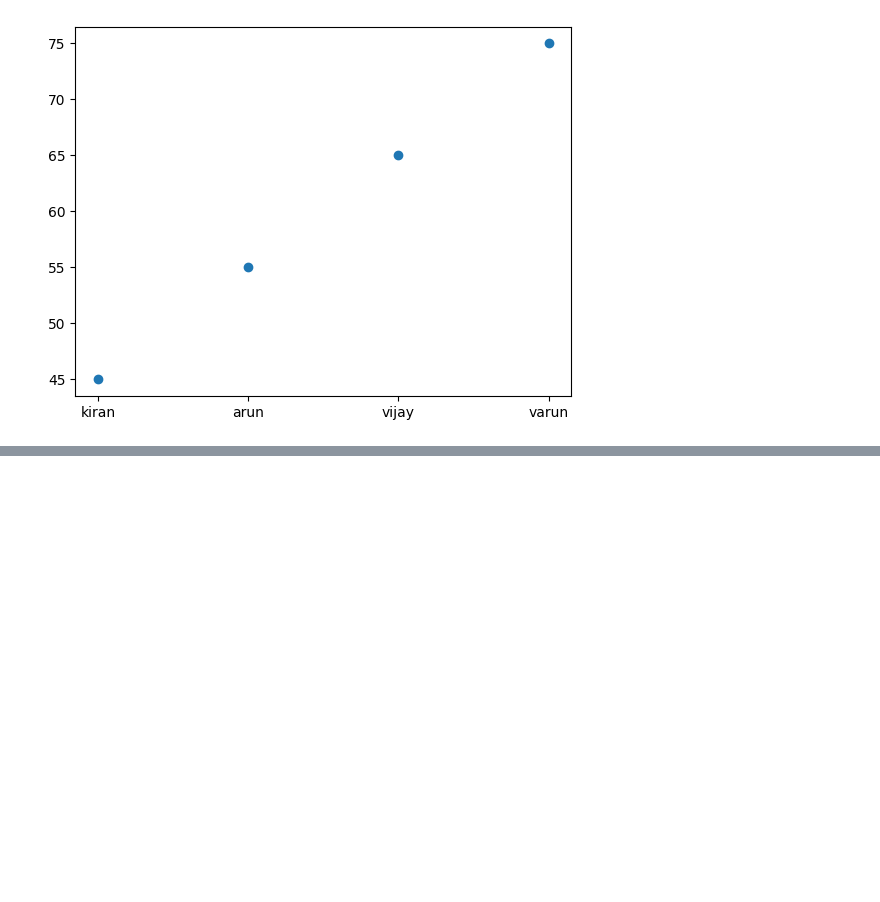
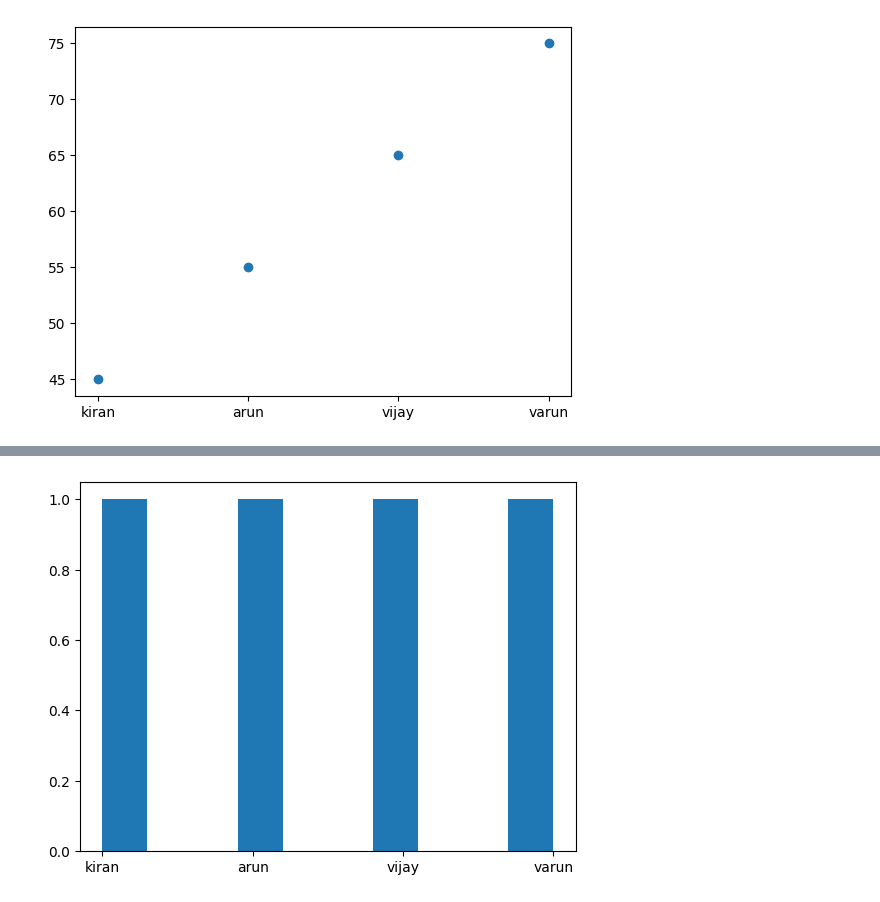
Before and after one commit to Srikruthi1418/AIML-BATCH-20, a Jupyter notebook: part2_assign1.ipynb, the cells around one changed output, grey strips where cells are left out. Saved outputs shown, nothing was run; the diff lists cells and outputs as text; code cells hidden in the pictures; blank space fills up the shorter version.

```diff
--- a/part2_assign1.ipynb
+++ b/part2_assign1.ipynb
@@ -23,0 +41,5 @@ plt.scatter(people,weight)
+# %%
+plt.hist(people)
+plt.show()
+# %% [output]
+[figure, added]
```
Also changed, not shown: parts of 3 cells of this notebook.
